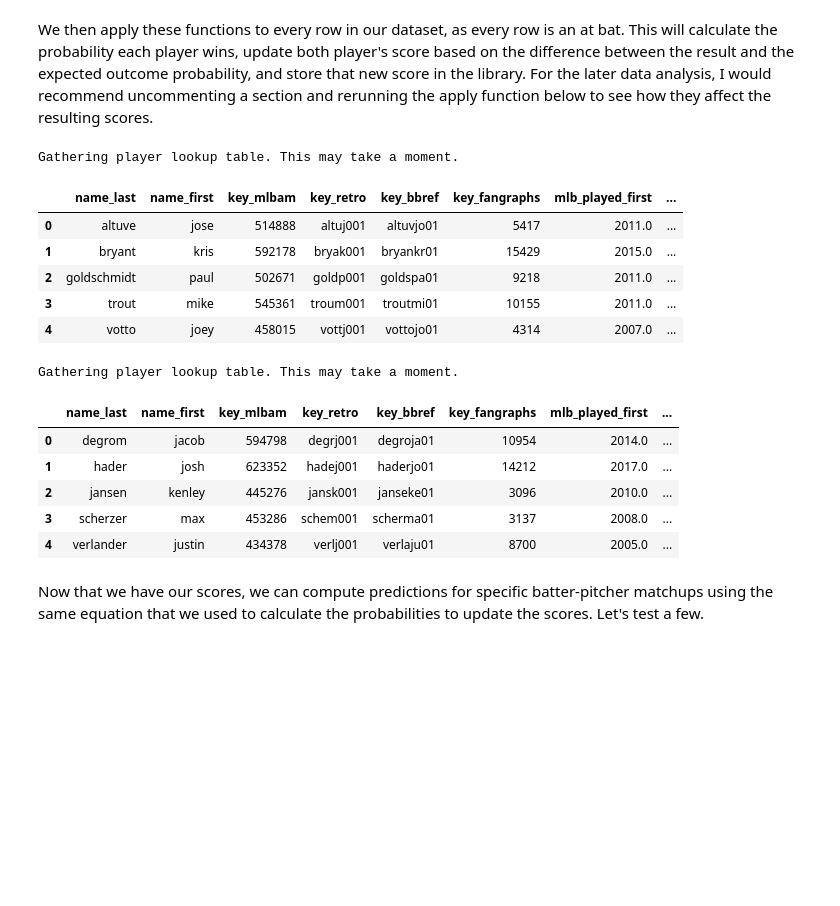
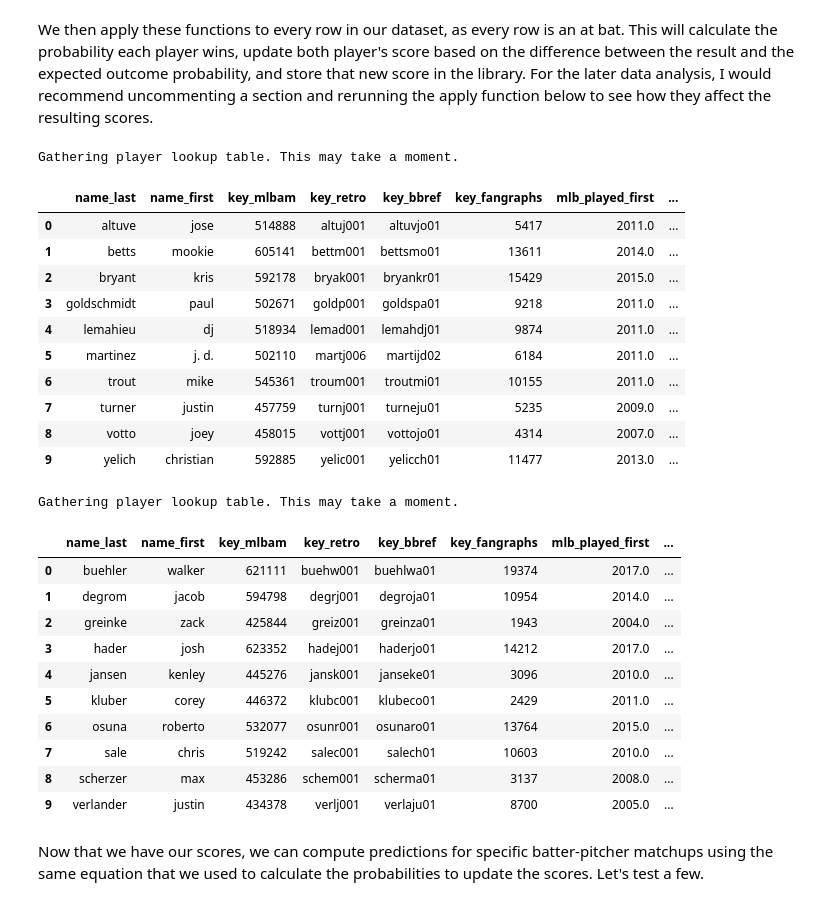
Before and after one commit to adamtenhoeve/Batter-Pitcher-Elo-Rankings, a Jupyter notebook: FinalProject.ipynb, the cells around one changed output. Cells and saved outputs as stored; diff of their text form; code cells hidden in the pictures; blank space fills up the shorter version.

Commit message:
Tables displaying top players now also have a column that displays their corresponding elo score.

```diff
--- a/FinalProject.ipynb
+++ b/FinalProject.ipynb
@@ -261,9 +261,9 @@ We then apply these functions to every row in our dataset, as every row is an at
 # %%
 Outcomes.apply(UpdateElo, axis = 1);
 # %%
-# Find the batters with the max elo
-maxElos = [0] * 5
-maxPlayers = [0] * 5
+# Find the batters with the highest elo
+maxElos = [0] * 10
+maxPlayers = [0] * 10
 for i in batterElos:
     if(batterElos[i] > min(maxElos)):
         minIndex = maxElos.index(min(maxElos))
@@ -272,34 +272,52 @@ for i in batterElos:
 # %%
 from pybaseball import playerid_reverse_lookup
 
-playerid_reverse_lookup(maxPlayers, key_type='mlbam')
+dataB = playerid_reverse_lookup(maxPlayers, key_type='mlbam')
+dataB["elo"] = 0
+for player in maxPlayers:
+    dataB.loc[dataB["key_mlbam"] == player, "elo"] = batterElos[player]
+dataB
 # %% [output]
 Gathering player lookup table. This may take a moment.
 |  | name_last | name_first | key_mlbam | key_retro | key_bbref | key_fangraphs | mlb_played_first | ... |
 | 0 | altuve | jose | 514888 | altuj001 | altuvjo01 | 5417 | 2011.0 | ... |
-| 1 | bryant | kris | 592178 | bryak001 | bryankr01 | 15429 | 2015.0 | ... |
-| 2 | goldschmidt | paul | 502671 | goldp001 | goldspa01 | 9218 | 2011.0 | ... |
-| 3 | trout | mike | 545361 | troum001 | troutmi01 | 10155 | 2011.0 | ... |
-| 4 | votto | joey | 458015 | vottj001 | vottojo01 | 4314 | 2007.0 | ... |
+| 1 | betts | mookie | 605141 | bettm001 | bettsmo01 | 13611 | 2014.0 | ... |
+| 2 | bryant | kris | 592178 | bryak001 | bryankr01 | 15429 | 2015.0 | ... |
+| 3 | goldschmidt | paul | 502671 | goldp001 | goldspa01 | 9218 | 2011.0 | ... |
+| 4 | lemahieu | dj | 518934 | lemad001 | lemahdj01 | 9874 | 2011.0 | ... |
+| 5 | martinez | j. d. | 502110 | martj006 | martijd02 | 6184 | 2011.0 | ... |
+| 6 | trout | mike | 545361 | troum001 | troutmi01 | 10155 | 2011.0 | ... |
+| 7 | turner | justin | 457759 | turnj001 | turneju01 | 5235 | 2009.0 | ... |
+| 8 | votto | joey | 458015 | vottj001 | vottojo01 | 4314 | 2007.0 | ... |
+| 9 | yelich | christian | 592885 | yelic001 | yelicch01 | 11477 | 2013.0 | ... |
 # %%
-# Find the pitchers with the max elo
-maxElos = [0] * 5
-maxPitchers = [0] * 5
+# Find the pitchers with the highest elo
+maxElos = [0] * 10
+maxPitchers = [0] * 10
 for i in pitcherElos:
     if(pitcherElos[i] > min(maxElos)):
         minIndex = maxElos.index(min(maxElos))
         maxPitchers[minIndex] = i
         maxElos[minIndex] = pitcherElos[i]
 
-playerid_reverse_lookup(maxPitchers, key_type='mlbam')
+data = playerid_reverse_lookup(maxPitchers, key_type='mlbam')
+data["elo"] = 0
+for pitcher in maxPitchers:
+    data.loc[data["key_mlbam"] == pitcher, "elo"] = pitcherElos[pitcher]
+data
 # %% [output]
 Gathering player lookup table. This may take a moment.
 |  | name_last | name_first | key_mlbam | key_retro | key_bbref | key_fangraphs | mlb_played_first | ... |
-| 0 | degrom | jacob | 594798 | degrj001 | degroja01 | 10954 | 2014.0 | ... |
-| 1 | hader | josh | 623352 | hadej001 | haderjo01 | 14212 | 2017.0 | ... |
-| 2 | jansen | kenley | 445276 | jansk001 | janseke01 | 3096 | 2010.0 | ... |
-| 3 | scherzer | max | 453286 | schem001 | scherma01 | 3137 | 2008.0 | ... |
-| 4 | verlander | justin | 434378 | verlj001 | verlaju01 | 8700 | 2005.0 | ... |
+| 0 | buehler | walker | 621111 | buehw001 | buehlwa01 | 19374 | 2017.0 | ... |
+| 1 | degrom | jacob | 594798 | degrj001 | degroja01 | 10954 | 2014.0 | ... |
+| 2 | greinke | zack | 425844 | greiz001 | greinza01 | 1943 | 2004.0 | ... |
+| 3 | hader | josh | 623352 | hadej001 | haderjo01 | 14212 | 2017.0 | ... |
+| 4 | jansen | kenley | 445276 | jansk001 | janseke01 | 3096 | 2010.0 | ... |
+| 5 | kluber | corey | 446372 | klubc001 | klubeco01 | 2429 | 2011.0 | ... |
+| 6 | osuna | roberto | 532077 | osunr001 | osunaro01 | 13764 | 2015.0 | ... |
+| 7 | sale | chris | 519242 | salec001 | salech01 | 10603 | 2010.0 | ... |
+| 8 | scherzer | max | 453286 | schem001 | scherma01 | 3137 | 2008.0 | ... |
+| 9 | verlander | justin | 434378 | verlj001 | verlaju01 | 8700 | 2005.0 | ... |
 # %% [markdown]
 Now that we have our scores, we can compute predictions for specific batter-pitcher matchups using the same equation that we used to calculate the probabilities to update the scores. Let's test a few.
 # %%
```
